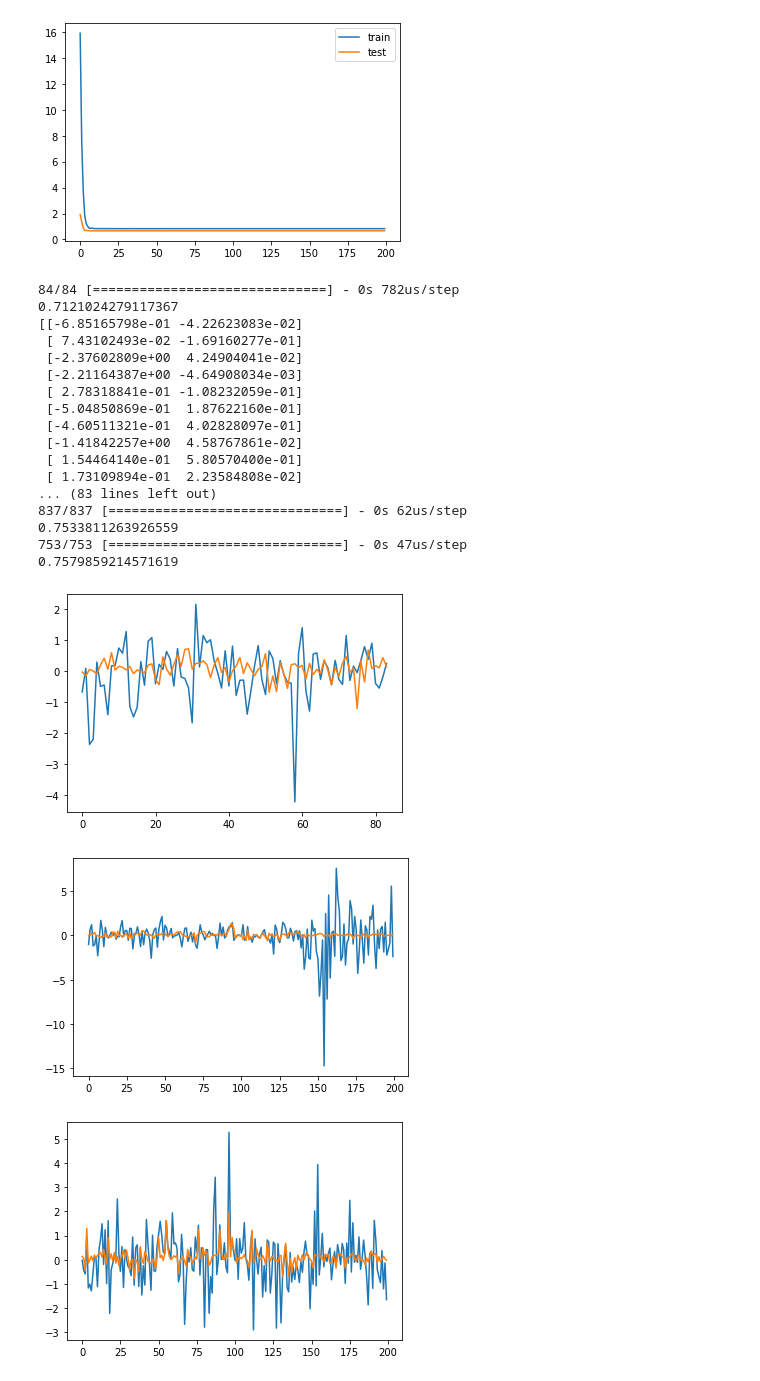
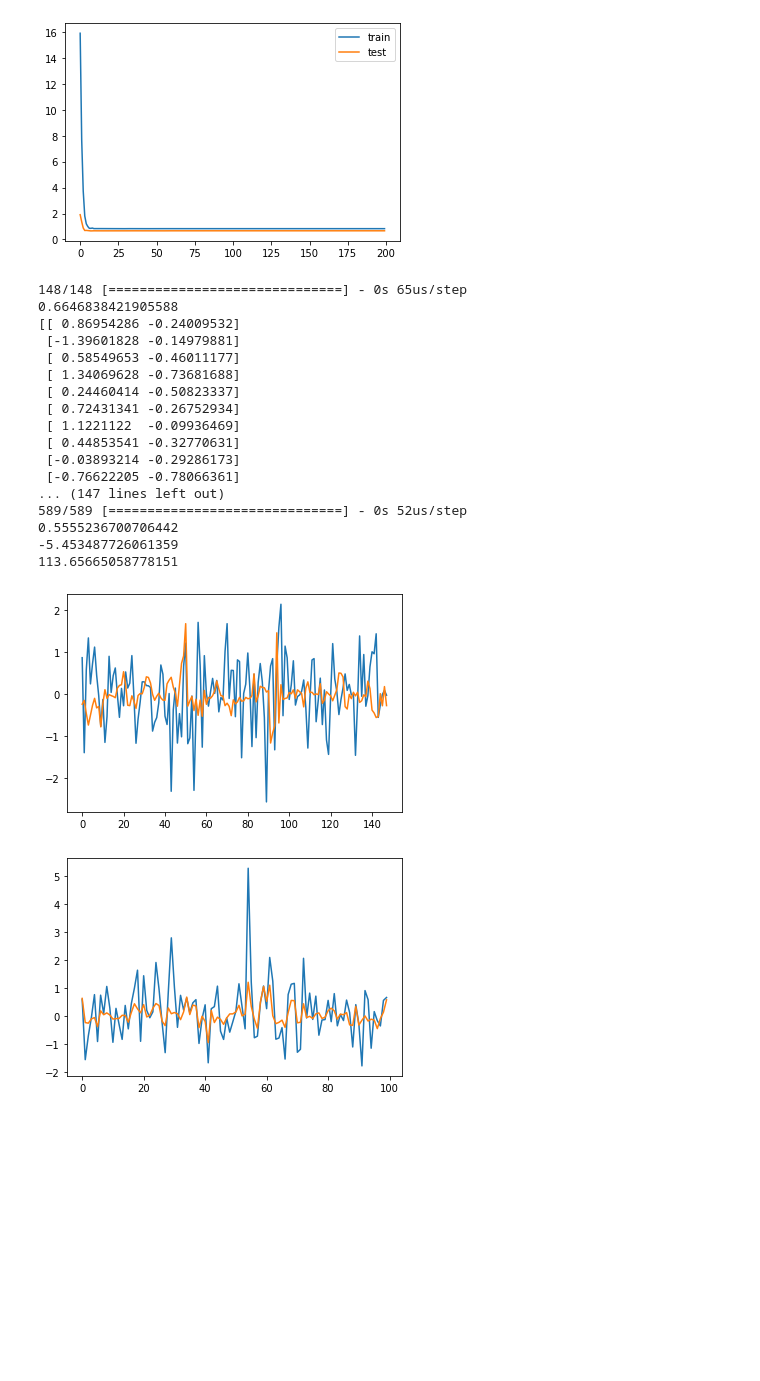
Before and after one commit to news-scrapers/twitter-data-scripts-analysis, a Jupyter notebook: neural_network_models/models_regresion_nn_es.ipynb, the cells around one changed output. Cells and saved outputs as stored; diff of their text form; code cells hidden in the pictures; blank space fills up the shorter version.

Commit message:
new data and results

```diff
--- a/neural_network_models/models_regresion_nn_es.ipynb
+++ b/neural_network_models/models_regresion_nn_es.ipynb
@@ -94,6 +96,7 @@ df_total['sentiment_ibex'] = df_total['sentiment_ibex'].astype(float)
 df_total['ibex_change'] = df_total['ibex_change'].astype(float)
 df_total['madrid_change'] = df_total['madrid_change'].astype(float)
 
+df_total = df_total[:-100]
 
 df_total
 # %% [output]
@@ -120,7 +123,7 @@ X_ibex_prices = df_total["ibex_change"].values[:-future_steps]
 X_madrid_prices = df_total["madrid_change"].values[:-future_steps]
 X_madrid_prices_next = df_total["madrid_change"].values
 
-X = np.array(create_window_data_arrays((X_sent_asoc, X_sent_ibex), num_steps))
+X = np.array(create_window_data_arrays((X_sent_asoc, X_sent_ibex, X_ibex_prices,X_madrid_prices), num_steps))
 #X = np.array(create_window_data_arrays((X_sent_asoc, X_sent_ibex), num_steps))
 Y = create_window_data_array_with_shift(X_madrid_prices_next,future_steps, num_steps +future_steps)
 print(X.shape, Y.shape)
@@ -129,6 +132,6 @@ print(X.shape, Y.shape)
 # %%
 train_X, test_X, train_y, test_y = train_test_split(
-X, Y, test_size=0.10, random_state=1000)
+X, Y, test_size=0.20, shuffle=False)
 
 print(train_X.shape, train_y.shape, test_X.shape, test_y.shape)
 # %% [output]
@@ -215,62 +218,77 @@ Epoch 200/200
 #https://datascience.stackexchange.com/a/45172
 from sklearn.metrics import classification_report
 from sklearn.metrics import mean_absolute_error
+from sklearn.metrics import r2_score
 
 y_pred = model.predict(test_X, batch_size=40, verbose=1)
 print(mean_absolute_error(test_y, y_pred))
 
 M = np.column_stack((test_y, y_pred))
 #M_untransformed = scaler.inverse_transform(M)
 
 #y_pred_un = scaler.inverse_transform(y_pred.reshape((len(y_pred),1)))
 #test_y_un = scaler.inverse_transform(test_y.reshape((len(test_y),1)))
 
 print(M)
 
-plot1 = plt.figure(1)
-plt.plot(M)
-
-
 
 print("---")
 #print(M_untransformed)
 
-print(df_total.values[-3:])
+#print(df_total.values[-3:])
 
+
+def mean_absolute_percentage_error(y_true, y_pred):
+
+    ## Note: does not handle mix 1d representation
+    #if _is_1d(y_true):
+    #    y_true, y_pred = _check_1d_array(y_true, y_pred)
+
+    return np.mean(np.abs((y_true - y_pred) / y_true)) * 100
 
 y_pred = model.predict(X, batch_size=40, verbose=1)
 print(mean_absolute_error(Y, y_pred))
-M = np.column_stack((Y, y_pred))
+print(r2_score(y_pred,Y))
+print(mean_absolute_percentage_error(y_pred,Y))
 
+
+y_pred_test = model.predict(test_X, batch_size=40, verbose=1)
+print(mean_absolute_error(test_y, y_pred_test))
+print(r2_score(y_pred_test,test_y))
+print(mean_absolute_percentage_error(test_y,y_pred_test))
+
+M = np.column_stack((test_y, y_pred_test))
 plot1 = plt.figure(2)
-plt.plot(M[-200:])
+plt.plot(M)
 
 y_pred_train = model.predict(train_X, batch_size=40, verbose=1)
 print(mean_absolute_error(train_y, y_pred_train))
+print(r2_score(y_pred_train,train_y))
+print(mean_absolute_percentage_error(train_y,y_pred_train))
+
 M = np.column_stack((train_y, y_pred_train))
 
 plot1 = plt.figure(3)
-plt.plot(M[-200:])
+plt.plot(M[:100])
 
 plt.show()
 # %% [output]
-84/84 [==============================] - 0s 782us/step
-0.7121024279117367
-[[-6.85165798e-01 -4.22623083e-02]
- [ 7.43102493e-02 -1.69160277e-01]
- [-2.37602809e+00  4.24904041e-02]
- [-2.21164387e+00 -4.64908034e-03]
- [ 2.78318841e-01 -1.08232059e-01]
- [-5.04850869e-01  1.87622160e-01]
- [-4.60511321e-01  4.02828097e-01]
- [-1.41842257e+00  4.58767861e-02]
- [ 1.54464140e-01  5.80570400e-01]
- [ 1.73109894e-01  2.23584808e-02]
-... (83 lines left out)
-837/837 [==============================] - 0s 62us/step
-0.7533811263926559
-753/753 [==============================] - 0s 47us/step
-0.7579859214571619
+148/148 [==============================] - 0s 65us/step
+0.6646838421905588
+[[ 0.86954286 -0.24009532]
+ [-1.39601828 -0.14979881]
+ [ 0.58549653 -0.46011177]
+ [ 1.34069628 -0.73681688]
+ [ 0.24460414 -0.50823337]
+ [ 0.72431341 -0.26752934]
+ [ 1.1221122  -0.09936469]
+ [ 0.44853541 -0.32770631]
+ [-0.03893214 -0.29286173]
+ [-0.76622205 -0.78066361]
+... (147 lines left out)
+589/589 [==============================] - 0s 52us/step
+0.5555236700706442
+-5.453487726061359
+113.65665058778151
-[figure, old version]
+[figure, new version]
-[figure, old version]
+[figure, new version]
-[figure, removed]
```
Also changed, not shown: parts of 8 cells of this notebook, 12 other files.
